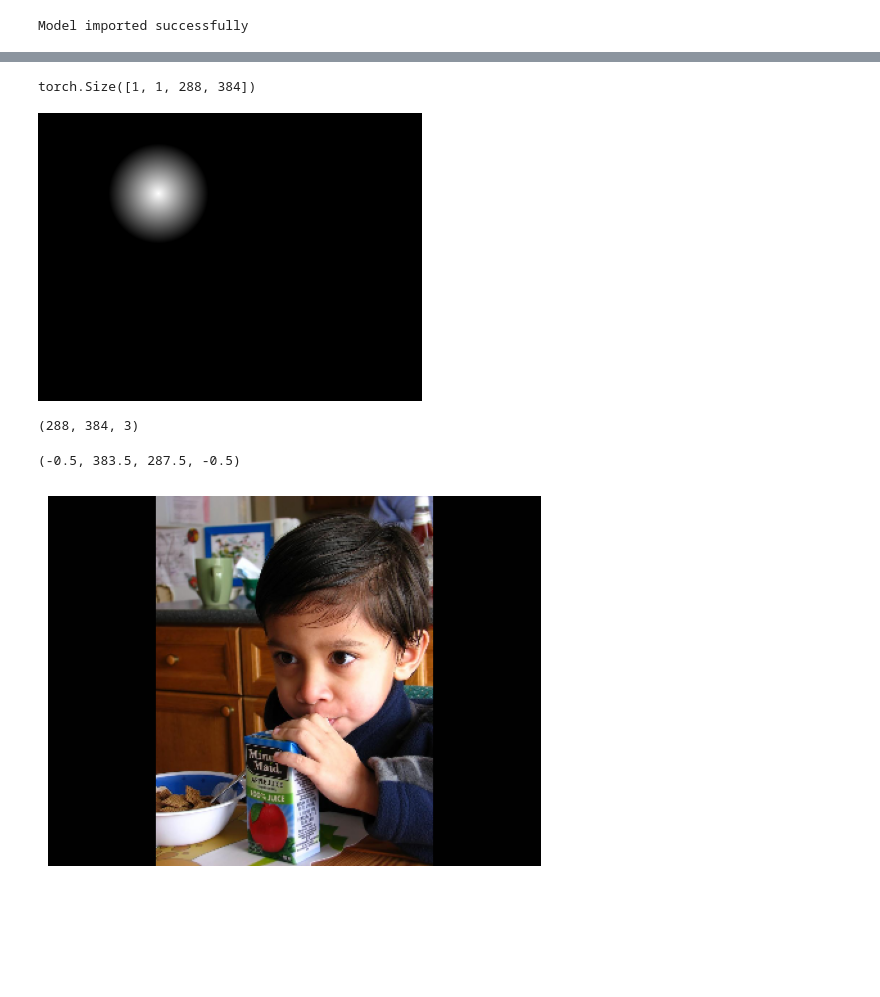
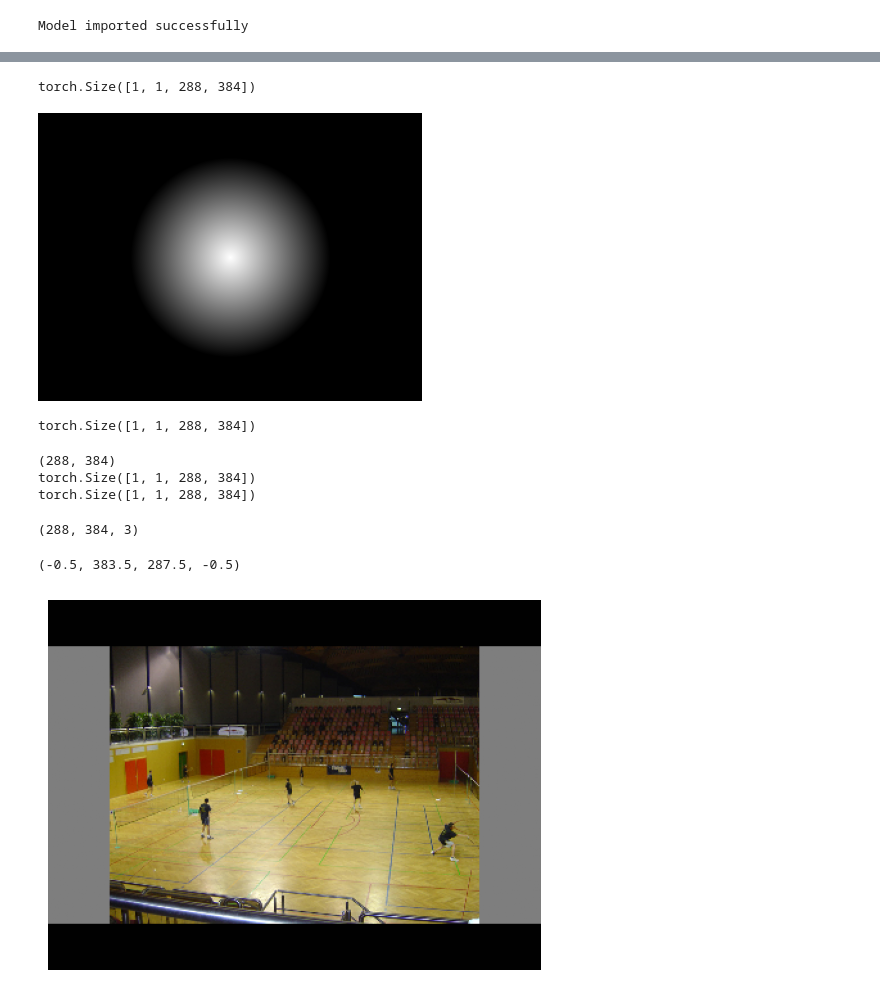
Before and after one commit to hasin202/saliency-model-patch-attack, a Jupyter notebook: img_patch_attack.ipynb, the cells around one changed output, grey strips where cells are left out. Cells and saved outputs as stored; diff of their text form; code cells hidden in the pictures; blank space fills up the shorter version.

Commit message:
attacking CAT2000 dataset

```diff
--- a/img_patch_attack.ipynb
+++ b/img_patch_attack.ipynb
@@ -60,10 +65,10 @@ display(pic)
 # %%
 #TARGET CIRCLES
-target = torch.zeros(1, 1, 288, 384)
+target = torch.ones(1, 1, 288, 384)
 
-cx1, cy1 = 80, 120
+cx1, cy1 = 144, 192
 
-max_dist1 = 50  # set max distances for both circles
+max_dist1 = 100  # set max distances for both circles
 
 xx, yy = torch.meshgrid(torch.linspace(0, target.shape[2] - 1, target.shape[2]), torch.linspace(0, target.shape[3] - 1, target.shape[3]))
 distances1 = torch.sqrt((xx - cx1) ** 2 + (yy - cy1) ** 2)
@@ -76,27 +81,47 @@ print(target.shape)
 toPIL = transforms.ToPILImage()
 pic = toPIL(target.squeeze())
 display(pic)
+print(target.shape)
 # %% [output]
 torch.Size([1, 1, 288, 384])
-[figure, old version]
+[figure, new version]
+torch.Size([1, 1, 288, 384])
+# %%
+target = cv2.imread('./019.jpg', cv2.IMREAD_GRAYSCALE)
+print(target.shape)
+
+
+tensor = torch.from_numpy(target)
+
+# Next, we add two extra dimensions to the tensor, one at the beginning and one at the end
+tensor = tensor.unsqueeze(0).unsqueeze(0) # add dimension at beginning
+print(tensor.shape)
+target = tensor.to(torch.float32)
+# target = torch.mean(target, dim=1, keepdim=True)
+print(target.shape)
+# %% [output]
+(288, 384)
+torch.Size([1, 1, 288, 384])
+torch.Size([1, 1, 288, 384])
 # %%
-test_img = r'./example/BenchmarkIMAGES/i33.jpg'
+#change path to your own image or download the CAT2000 dataset and put it in the example folder
+test_img = r'./example/trainSet/Stimuli/Action/019.jpg'
 
 #padding and resizing input image into 384x288
 original_image = preprocess_img(test_img)
 #normalising values
 original_image = np.array(original_image)/255.
 original_image = np.expand_dims(np.transpose(original_image,(2,0,1)),axis=0)
 original_image = torch.from_numpy(original_image)
 original_image = original_image.type(torch.FloatTensor).to(device)
 
 original_img_np = cv2.cvtColor(original_image.squeeze().detach().permute(1,2,0).numpy(), cv2.COLOR_BGR2RGB)
 plt.imshow(original_img_np)
 plt.axis("off")
 # %% [output]
 (288, 384, 3)
 (-0.5, 383.5, 287.5, -0.5)
-[figure, old version]
+[figure, new version]
 # %%
 def patch_attack(patch, target_saliency,loss_target, lr):
     loss_fn=SaliencyLoss()
```
Also changed, not shown: parts of 7 cells of this notebook.
